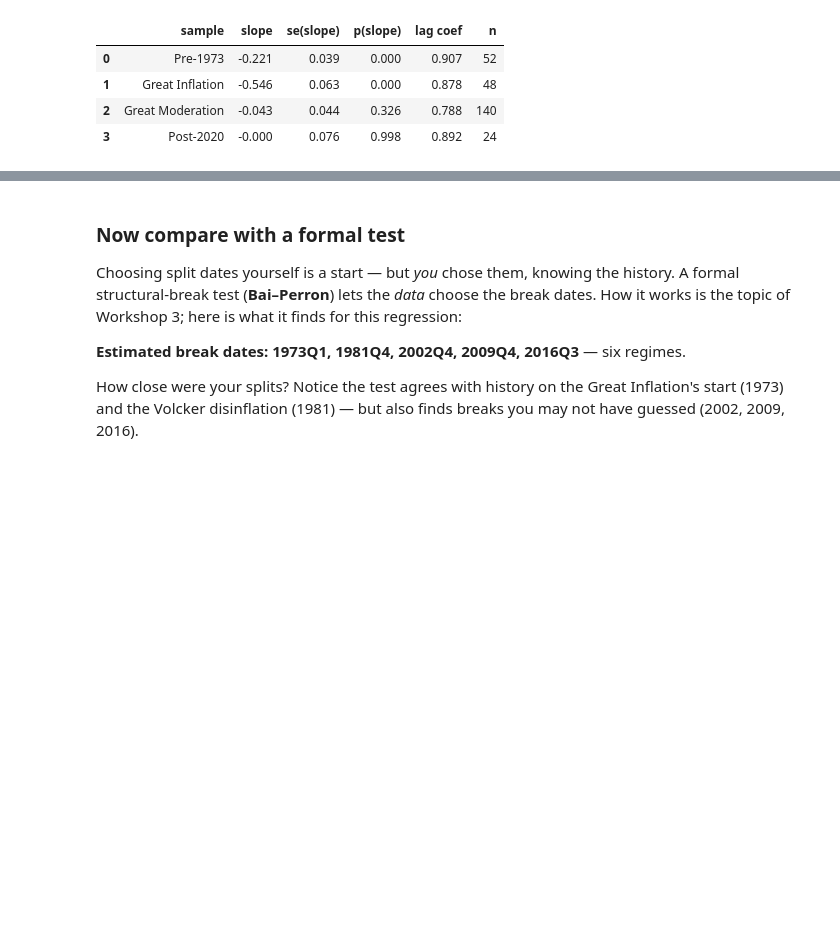
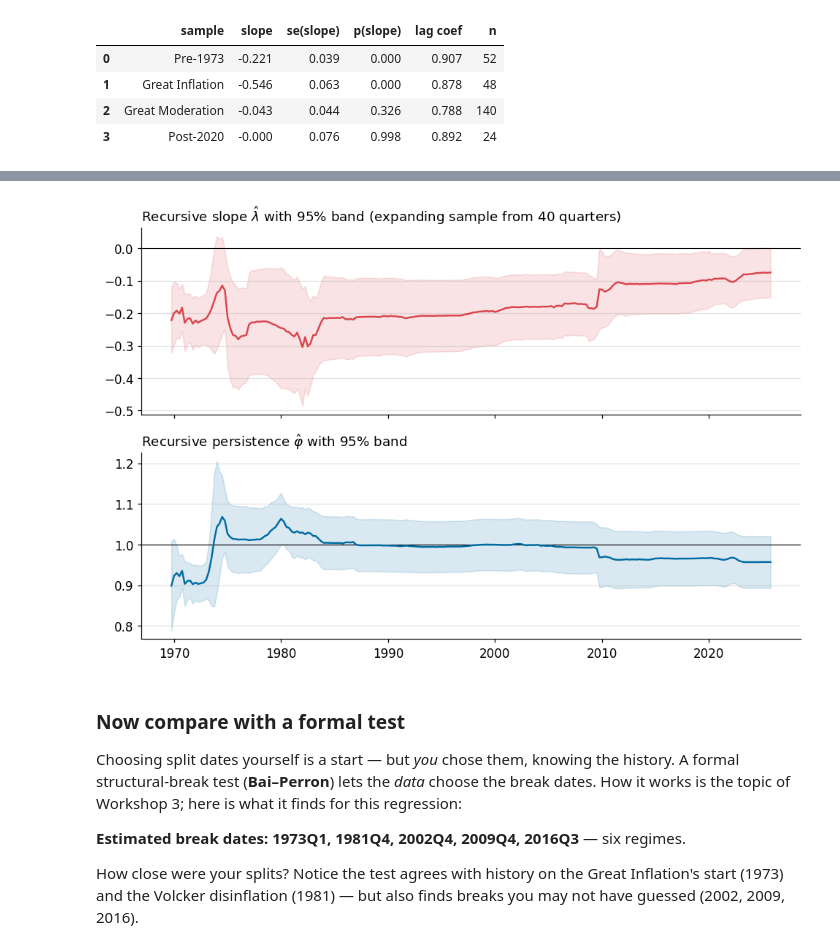
Before and after one commit to mortentabor/structural-change-seminar, a Jupyter notebook: notebooks/03-phillips-curve.ipynb, the cells around one changed output, grey strips where cells are left out. Saved outputs shown, nothing was run; the diff lists cells and outputs as text; code cells hidden in the pictures; blank space fills up the shorter version.

```diff
--- a/notebooks/03-phillips-curve.ipynb
+++ b/notebooks/03-phillips-curve.ipynb
@@ -113,3 +119,33 @@ pd.DataFrame(rows).round(3)
+# %%
+MIN_OBS = 40  # starting sample length in quarters — try 20, then 60
+
+results = []
+for n in range(MIN_OBS, len(pc) + 1):
+    r = fit_pc(pc.iloc[:n])
+    results.append({"quarter": pc.index[n - 1],
+                    "slope": r.params["unemployment"], "se_slope": r.bse["unemployment"],
+                    "lag": r.params["inflation_lag"], "se_lag": r.bse["inflation_lag"]})
+rec = pd.DataFrame(results).set_index("quarter")
+
+fig, axes = plt.subplots(2, 1, figsize=(9, 6), sharex=True)
+x = rec.index.to_timestamp()
+
+axes[0].axhline(0, color="black", lw=0.7)
+axes[0].plot(x, rec["slope"], color=RED, lw=1.6)
+axes[0].fill_between(x, rec["slope"] - 1.96 * rec["se_slope"],
+                     rec["slope"] + 1.96 * rec["se_slope"], color=RED, alpha=0.15)
+axes[0].set_title(f"Recursive slope $\\hat\\lambda$ with 95% band (expanding sample from {MIN_OBS} quarters)")
+
+axes[1].axhline(1, color="black", lw=0.7)
+axes[1].plot(x, rec["lag"], color=BLUE, lw=1.6)
+axes[1].fill_between(x, rec["lag"] - 1.96 * rec["se_lag"],
+                     rec["lag"] + 1.96 * rec["se_lag"], color=BLUE, alpha=0.15)
+axes[1].set_title(f"Recursive persistence $\\hat\\varphi$ with 95% band")
+
+plt.tight_layout()
+plt.show()
+# %% [output]
+[figure, added]
 # %% [markdown]
 ### Now compare with a formal test
 
```
Also changed, not shown: parts of 1 cell of this notebook.
